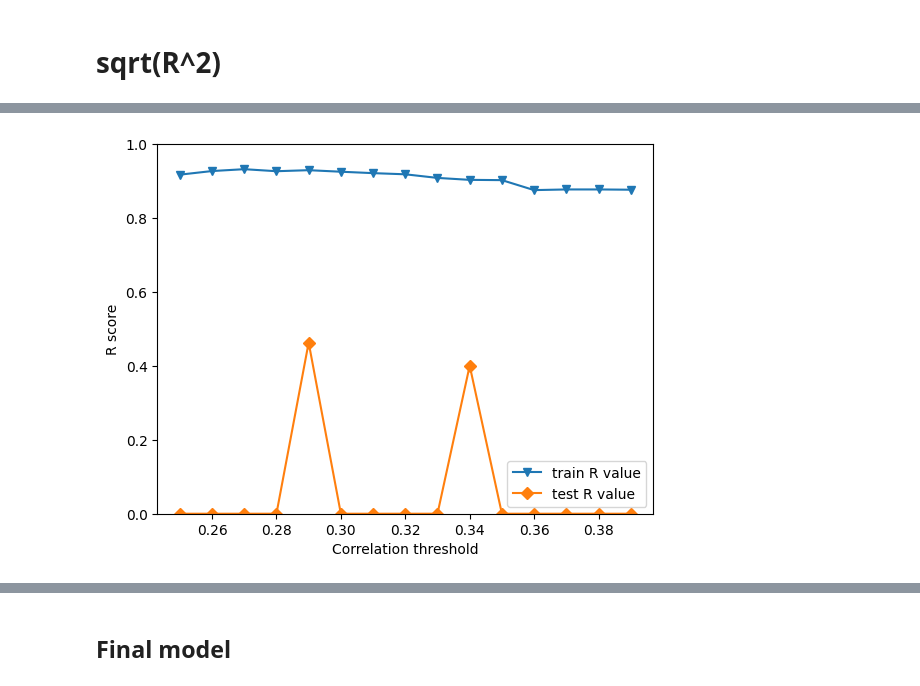
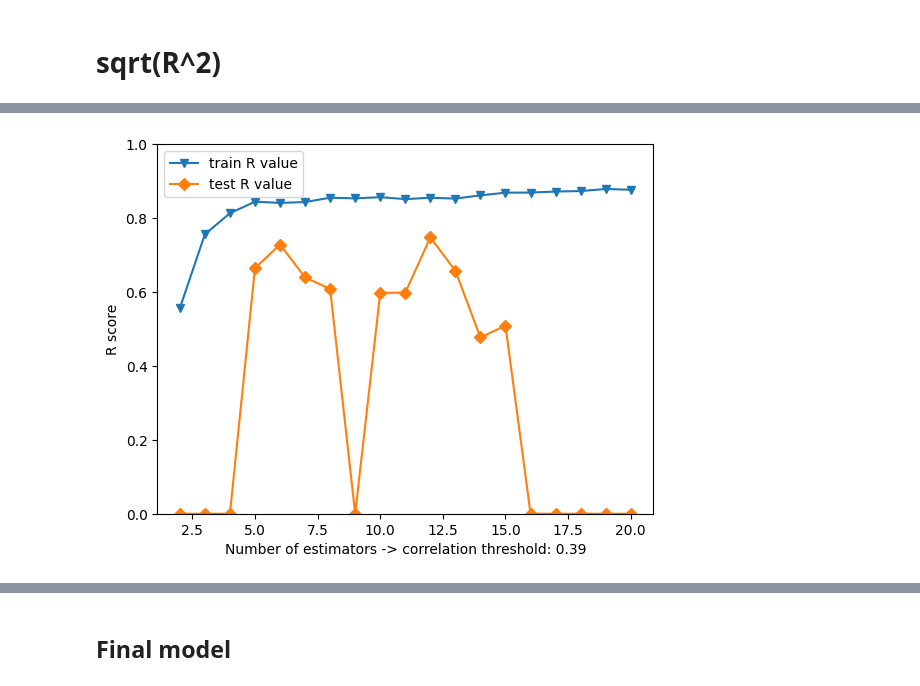
Before and after one commit to XDamianX-coder/Indole_new_structures, a Jupyter notebook: Predictions_and_analysis/Predictive_model-Random_forest.ipynb, the cells around one changed output, grey strips where cells are left out. Cells and saved outputs as stored; diff of their text form; code cells hidden in the pictures.

```diff
--- a/Predictions_and_analysis/Predictive_model-Random_forest.ipynb
+++ b/Predictions_and_analysis/Predictive_model-Random_forest.ipynb
@@ -417,4 +250,6 @@ plt.show()
 # %% [markdown]
 # sqrt(R^2)
+# %%
+r_a = df_without_standarization[df_without_standarization['Correlation threshold'] == picked_]
 # %%
-df_without_standarization['train R value'] = [np.sqrt(x) for x in df_without_standarization['Training data R^2 score']]
+r_a['train R value'] = [np.sqrt(x) for x in r_a['Training data R^2 score']]
@@ -440,6 +256,6 @@ df_without_standarization
 # %%
 xcz = []
-for element in df_without_standarization['Test data R^2 score']:
+for element in r_a['Test data R^2 score']:
     x = np.sqrt(element)
     try:
         if x > 0:
@@ -455,12 +289,12 @@ xcz
 # %%
-df_without_standarization['test R value'] = xcz
+r_a['test R value'] = xcz
 # %%
-plt.plot(df_without_standarization['Correlation threshold'], df_without_standarization['train R value'], label = "train R value", marker='v')
-plt.plot(df_without_standarization['Correlation threshold'], df_without_standarization['test R value'], label = "test R value", marker='D')
+plt.plot(r_a['Number of estimators'], r_a['train R value'], label = "train R value", marker='v')
+plt.plot(r_a['Number of estimators'], r_a['test R value'], label = "test R value", marker='D')
 plt.legend()
-plt.xlabel('Correlation threshold')
+plt.xlabel('Number of estimators -> correlation threshold: '+str(picked_))
 plt.ylabel('R score')
 plt.ylim([0, 1])
 plt.show()
 # %% [output]
-[figure, old version]
+[figure, new version]
```
Also changed, not shown: parts of 57 cells of this notebook, 19 other files.
